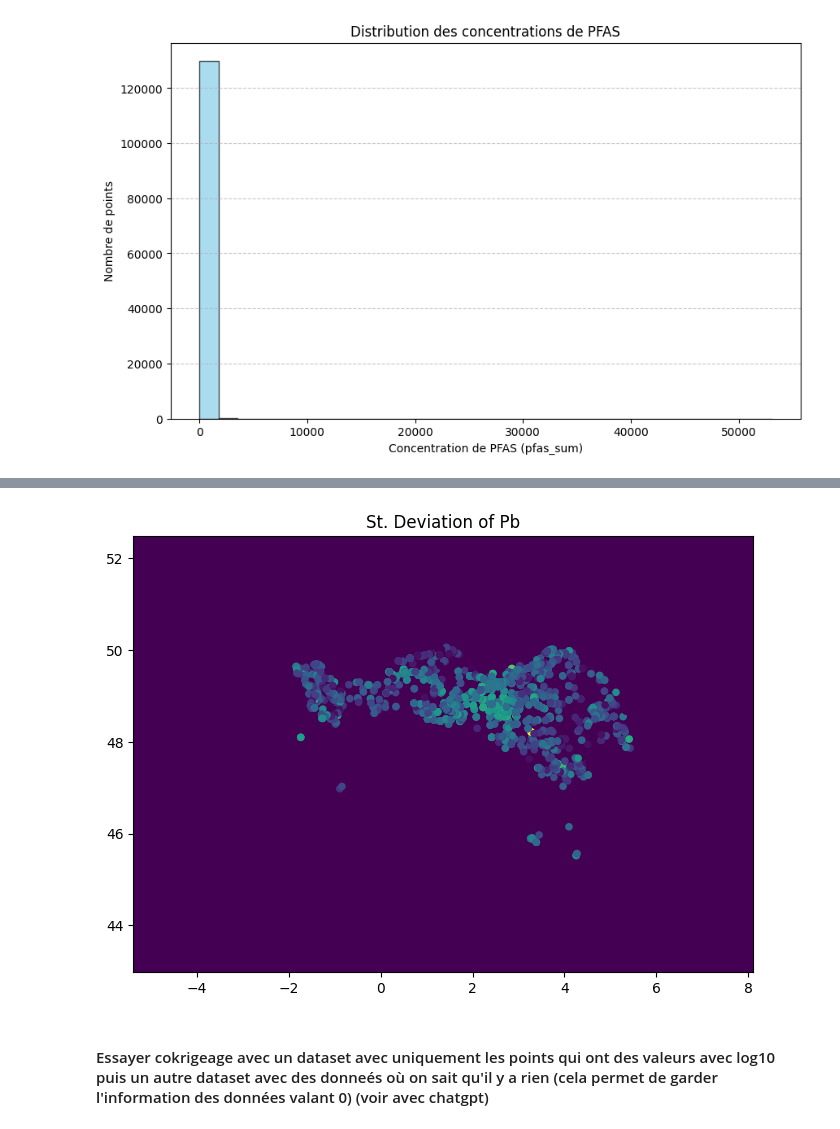
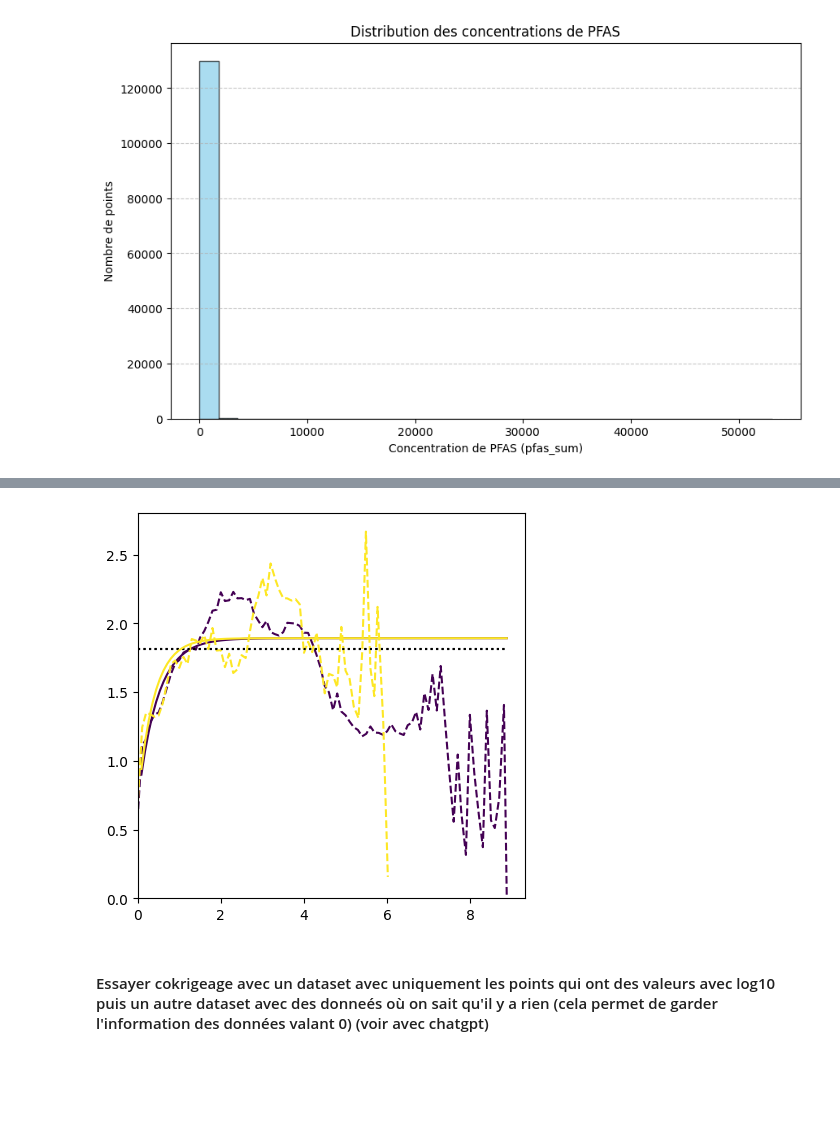
Before and after one commit to adwge99/Krigeage_PFAS, a Jupyter notebook: krigeage_nicolas.ipynb, the cells around one changed output, grey strips where cells are left out. Saved outputs shown, nothing was run; the diff lists cells and outputs as text; code cells hidden in the pictures; blank space fills up the shorter version.

```diff
--- a/krigeage_nicolas.ipynb
+++ b/krigeage_nicolas.ipynb
@@ -569,7 +347,12 @@ if graphics:
-# %%
-if graphics:
-    ax = mygrid.plot(nameRaster="Kriging.Xvalid.pfas_sum_log.esterr.stdev")
-    ax = db_france_2024.plot(nameColor="pfas_sum_log")
-    ax.decoration(title="St. Deviation of Pb")
-# %% [output]
-[figure, removed]
+# %%
+varioParamMulti = gl.VarioParam.createMultiple(ndir=2, npas=100, dpas=0.1)
+vario2dir = gl.Vario(varioParamMulti)
+err = vario2dir.compute(db_france_2024)
+# %%
+fitmod = gl.Model()
+types=[gl.ECov.NUGGET, gl.ECov.EXPONENTIAL, gl.ECov.GAUSSIAN]
+err = fitmod.fit(vario2dir,types=types)
+# %%
+ax = gp.varmod(vario2dir, fitmod)
+# %% [output]
+[figure, added]
```
Also changed, not shown: parts of 42 cells of this notebook.
